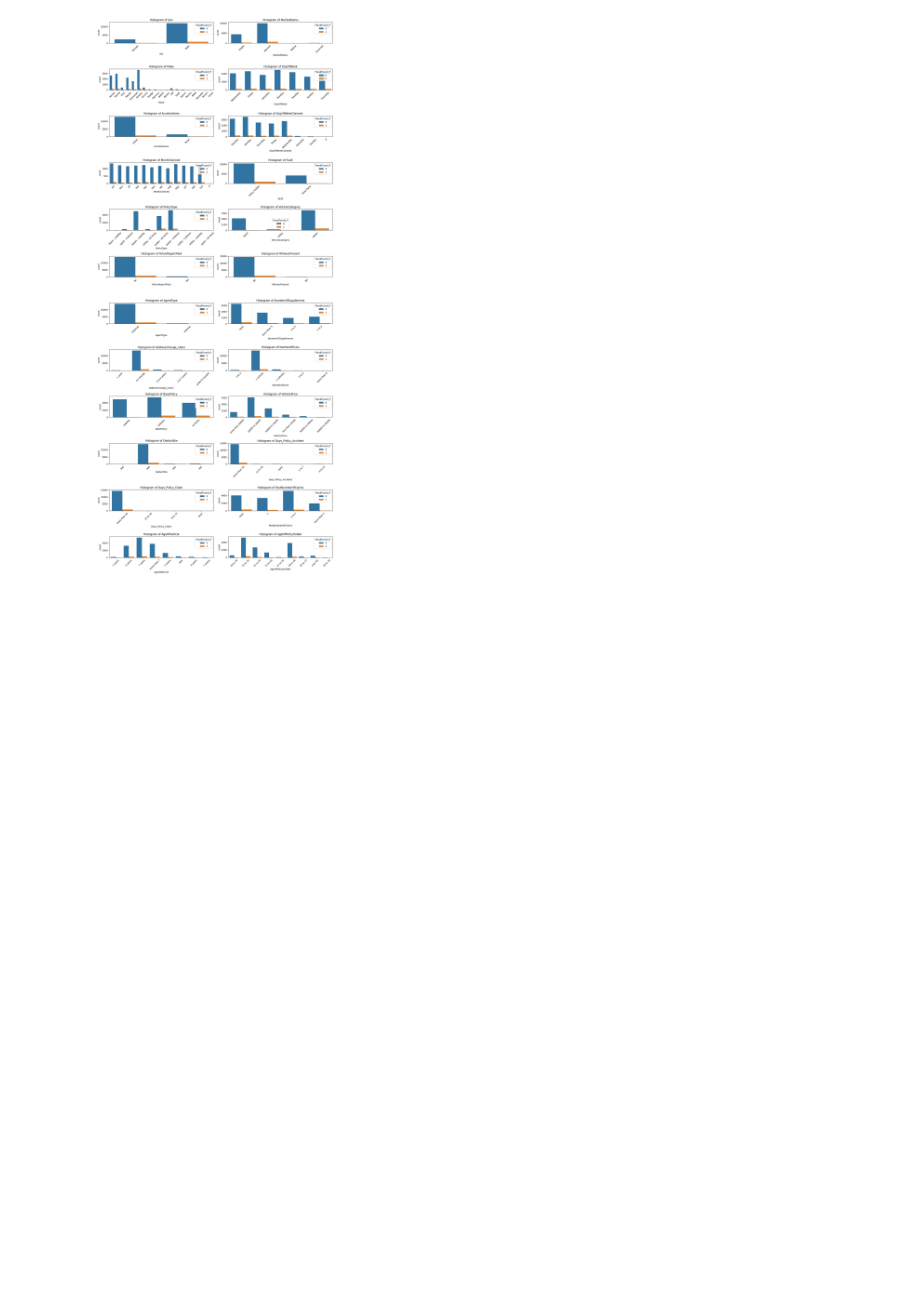
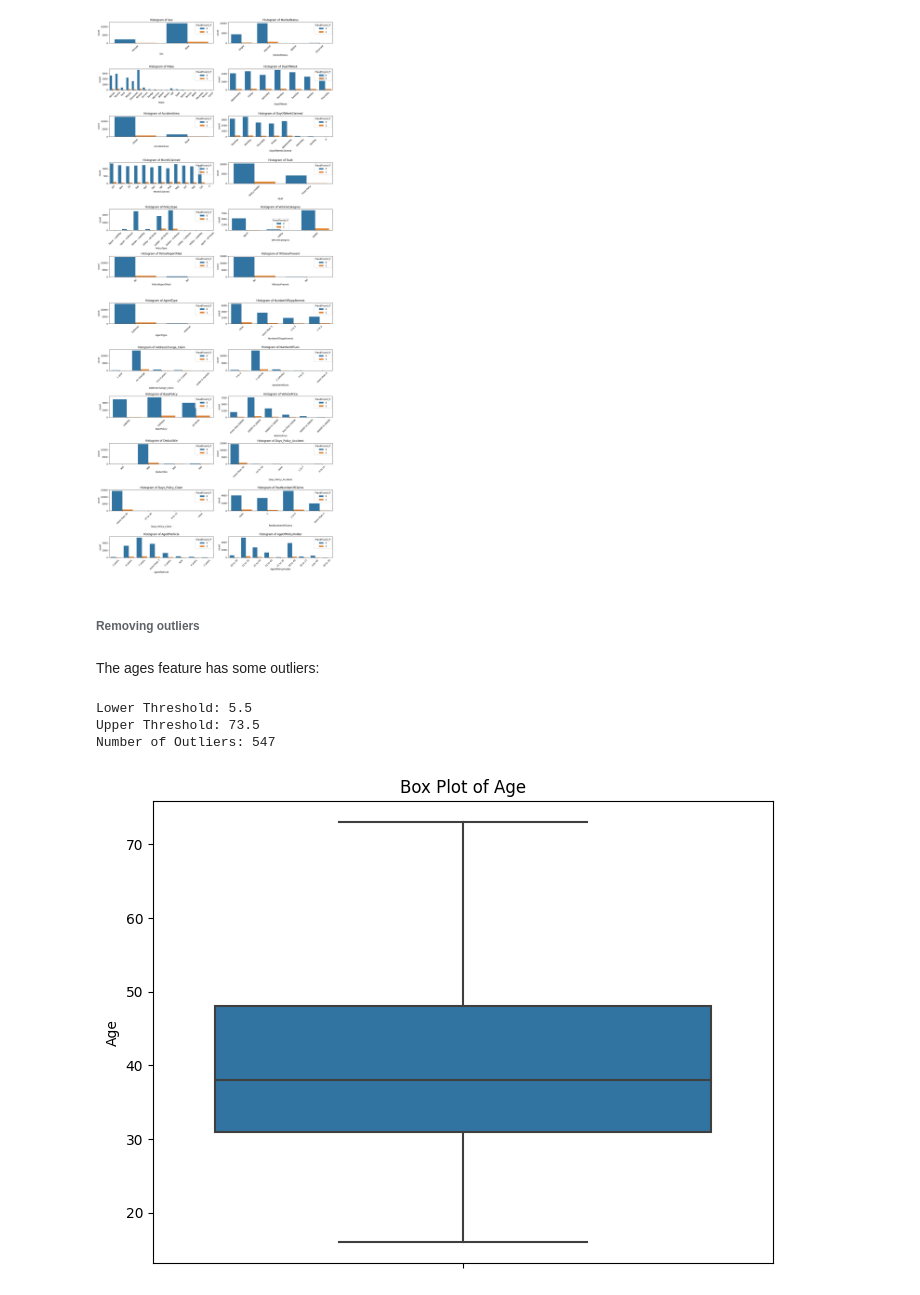
Before and after one commit to Alirezarahhmati/KaggleClaimFraudClassification, a Jupyter notebook: FraudDetector.ipynb, the cells around one changed output. Saved outputs shown, nothing was run; the diff lists cells and outputs as text; code cells hidden in the pictures; blank space fills up the shorter version.

```diff
--- a/FraudDetector.ipynb
+++ b/FraudDetector.ipynb
@@ -182,3 +182,43 @@ fig.tight_layout()
 plt.show()
 # %% [output]
 [figure]
+# %% [markdown]
+###### Removing outliers
+# %% [markdown]
+The ages feature has some outliers:
+# %%
+# Calculate the interquartile range (IQR)
+Q1 = data['Age'].quantile(0.25)
+Q3 = data['Age'].quantile(0.75)
+IQR = Q3 - Q1
+
+# Calculate the lower and upper whisker thresholds
+lower_threshold = Q1 - 1.5 * IQR
+upper_threshold = Q3 + 1.5 * IQR
+
+print("Lower Threshold:", lower_threshold)
+print("Upper Threshold:", upper_threshold)
+
+# Identify outliers
+outliers = data[(data['Age'] < lower_threshold) | (data['Age'] > upper_threshold)]
+
+print("Number of Outliers:", len(outliers))
+
+# Calculate the median age of non-outliers
+non_outliers_median = data[(data['Age'] >= lower_threshold) & (data['Age'] <= upper_threshold)]['Age'].median()
+
+# Replace outliers with the median age
+data.loc[data['Age'] < lower_threshold, 'Age'] = non_outliers_median
+data.loc[data['Age'] > upper_threshold, 'Age'] = non_outliers_median
+# %% [output]
+Lower Threshold: 5.5
+Upper Threshold: 73.5
+Number of Outliers: 547
+# %%
+# Create box plot of age
+plt.figure(figsize=(8, 6))
+sns.boxplot(y='Age', data=data)
+plt.title('Box Plot of Age')
+plt.show()
+# %% [output]
+[figure, added]
```
Also changed, not shown: parts of 7 cells of this notebook.
